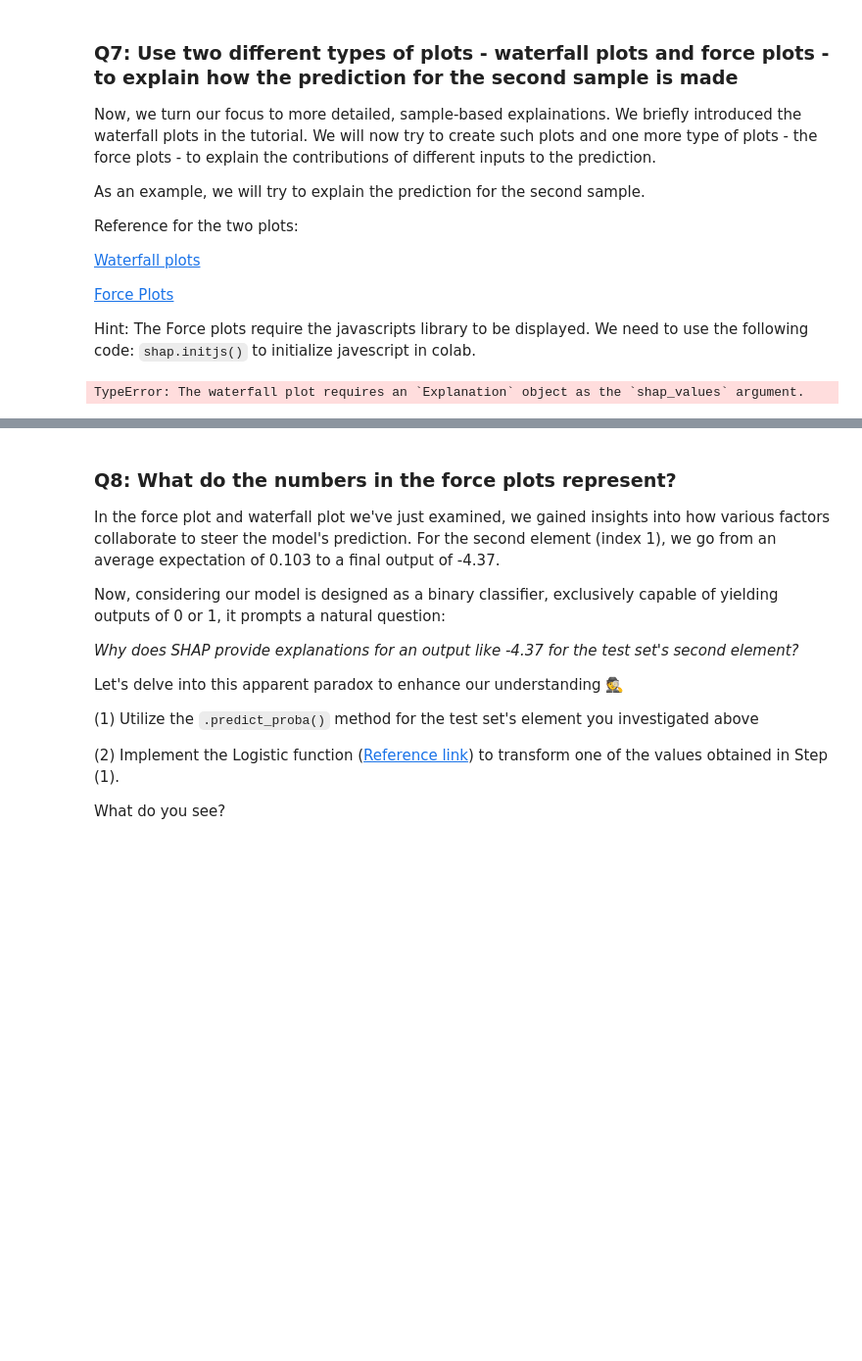
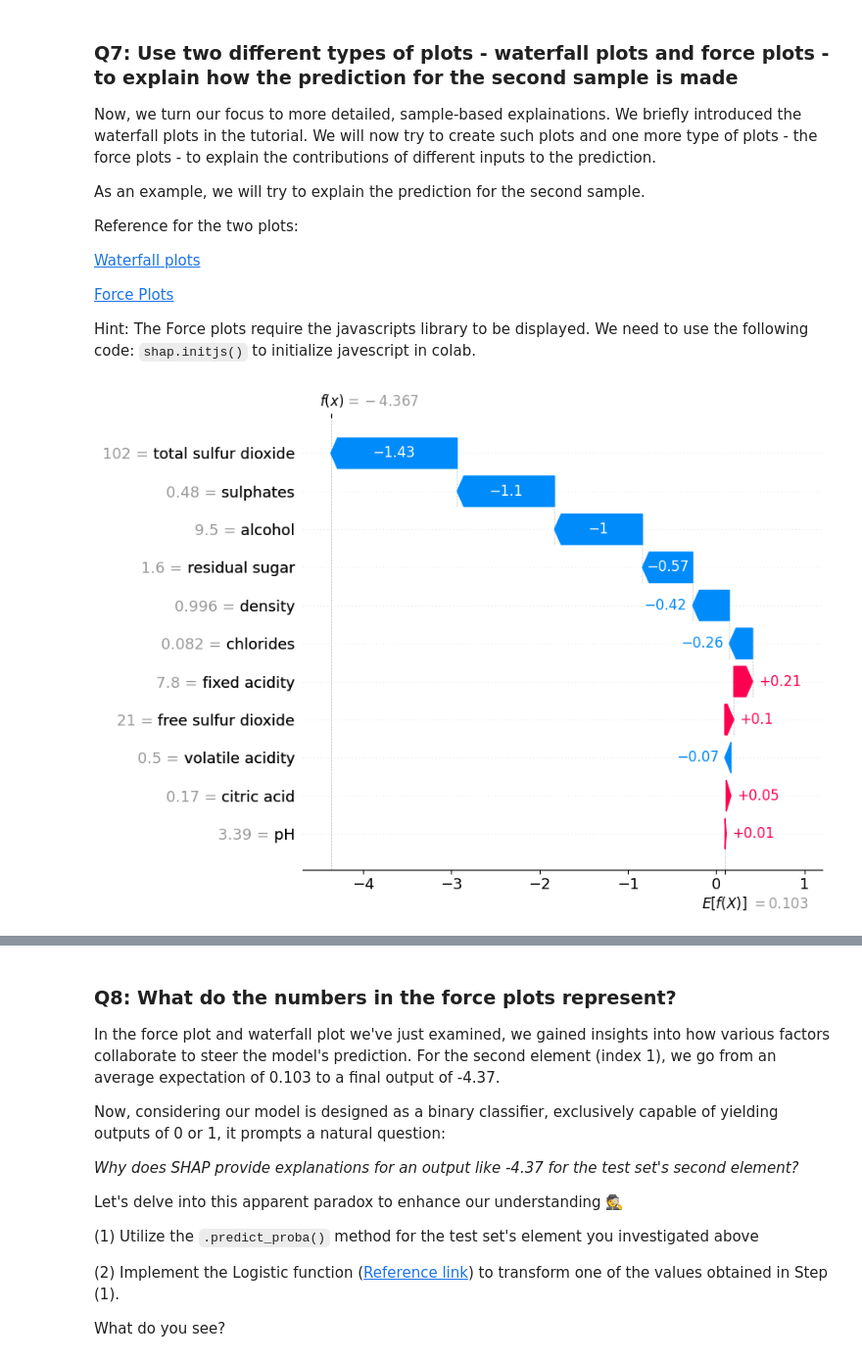
Before and after one commit to Cuillereasoupe/2024_MLEES, a Jupyter notebook: Labs/Chapter8_Ex1.ipynb, the cells around one changed output, grey strips where cells are left out. Shown at 98% size. Drawn from its saved outputs; the diff is of its cells as text; code cells hidden in the pictures; blank space fills up the shorter version.

```diff
--- a/Labs/Chapter8_Ex1.ipynb
+++ b/Labs/Chapter8_Ex1.ipynb
@@ -634,10 +634,15 @@ Hint: The Force plots require the javascripts library to be displayed. We need t
 # %%
 # Create and display a waterfall plot to visualize the impact of each feature on a specific prediction
 # wineshap_values[index]: SHAP values for a specific prediction (instance) located in index
 # max_display: Limit the number of features displayed to 14 for clarity
-shap.plots.waterfall(wineshap_values[1], max_display=14)
+shap_values_instance = shap.Explanation(values=wineshap_values[1],
+                                        base_values=wineexplainer.expected_value,
+                                        data=X_test.iloc[1])
+
+# Affichage du waterfall plot
+shap.plots.waterfall(shap_values_instance, max_display=14)
 # %% [output]
-TypeError: The waterfall plot requires an `Explanation` object as the `shap_values` argument.
+[figure, added]
 # %%
 # Initialize the JavaScript visualization for SHAP values
 shap.initjs()
```
Also changed, not shown: parts of 10 cells of this notebook.
